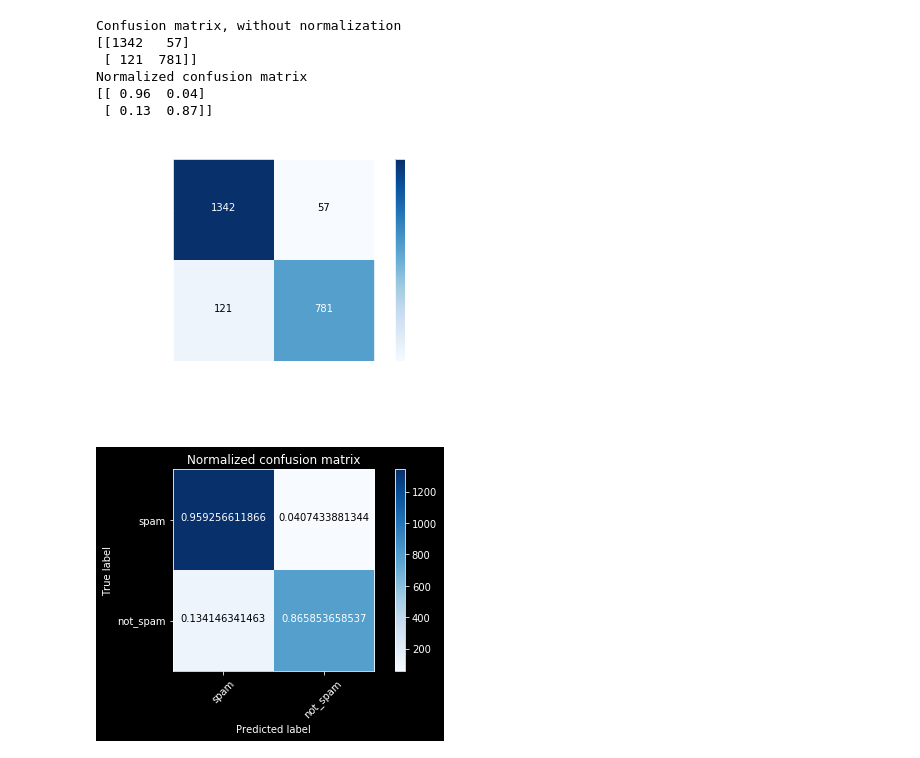
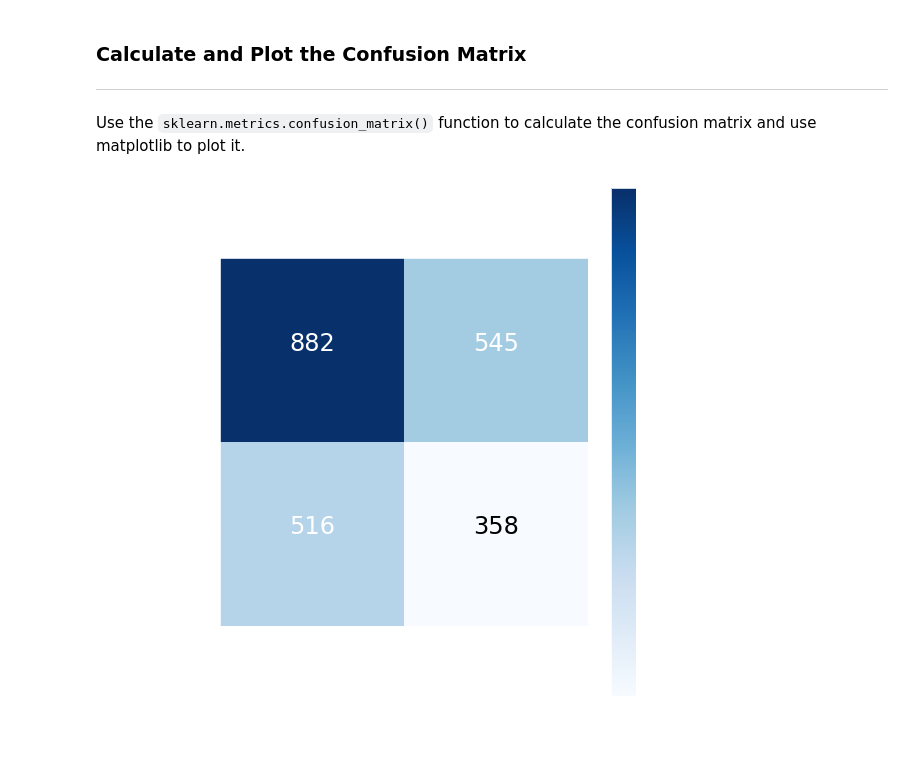
Before and after one commit to mikelane/Spambase-SVM, a Jupyter notebook: SVM.ipynb, the cells around one changed output. Saved outputs shown, nothing was run; the diff lists cells and outputs as text; code cells hidden in the pictures.

```diff
--- a/SVM.ipynb
+++ b/SVM.ipynb
@@ -9,2 +23,2 @@ import itertools
 # %%
-data = sklearn.utils.shuffle(pd.read_csv('spambase.data', header=None, index_col=57))
+data = pd.read_csv('~/data/spam.data/spambase.data', header=None, index_col=57)
@@ -124,2 +38,0 @@ clf = svm.SVC()
-# %%
-y_pred = clf.fit(X_train, y_train).predict(X_test)
@@ -129,0 +78,4 @@ clf.score(X_test, y_test)
+# %% [markdown]
+### Calculate and Plot the Confusion Matrix
+---
+Use the `sklearn.metrics.confusion_matrix()` function to calculate the confusion matrix and use matplotlib to plot it.
@@ -130,59 +84,29 @@ clf.score(X_test, y_test)
 # %%
-def plot_confusion_matrix(cm, classes,
-                          normalize=False,
-                          title='Confusion matrix',
-                          cmap=plt.cm.Blues):
+def plot_confusion_matrix(cm, classes, title='Confusion matrix', cmap=plt.cm.Blues):
     """
     This function prints and plots the confusion matrix.
     Normalization can be applied by setting `normalize=True`.
     """
+    plt.figure(figsize=(8,8))
     plt.imshow(cm, interpolation='nearest', cmap=cmap)
-    plt.title(title)
+    plt.title(title, fontsize=36)
     plt.colorbar()
     tick_marks = np.arange(len(classes))
-    plt.xticks(tick_marks, classes, rotation=45)
-    plt.yticks(tick_marks, classes)
-
-    if normalize:
-        cm = cm.astype('float') / cm.sum(axis=1)[:, np.newaxis]
-        print("Normalized confusion matrix")
-    else:
-        print('Confusion matrix, without normalization')
-
-    print(cm)
+    plt.xticks(tick_marks, classes, rotation=45, fontsize=18)
+    plt.yticks(tick_marks, classes, fontsize=18)
 
     thresh = cm.max() / 2.
     for i, j in itertools.product(range(cm.shape[0]), range(cm.shape[1])):
         plt.text(j, i, cm[i, j],
                  horizontalalignment="center",
-                 color="white" if cm[i, j] > thresh else "black")
+                 color="white" if cm[i, j] > thresh else "black", fontsize=24)
 
     plt.tight_layout()
-    plt.ylabel('True label')
-    plt.xlabel('Predicted label')
+    plt.ylabel('True label', fontsize=18)
+    plt.xlabel('Predicted label', fontsize=18)
     plt.style.use('dark_background')
+    plt.show()
-# %%
-# Compute confusion matrix
-cnf_matrix = sklearn.metrics.confusion_matrix(y_test, y_pred)
-np.set_printoptions(precision=2)
-
-# Plot non-normalized confusion matrix
-plt.figure()
-plot_confusion_matrix(cnf_matrix, classes=('spam', 'not_spam'),
-                      title='Confusion matrix, without normalization')
-
-# Plot normalized confusion matrix
-plt.figure()
-plot_confusion_matrix(cnf_matrix, classes=('spam', 'not_spam'), normalize=True,
-                      title='Normalized confusion matrix')
-
-plt.show()
-# %% [output]
-Confusion matrix, without normalization
-[[1342   57]
- [ 121  781]]
-Normalized confusion matrix
-[[ 0.96  0.04]
- [ 0.13  0.87]]
-[figure, removed]
-[figure, removed]
+# %%
+plot_confusion_matrix(cnf_matrix, classes=('spam', 'not_spam'), title='Confusion Matrix')
+# %% [output]
+[figure, added]
```
Also changed, not shown: parts of 33 cells of this notebook, 5 other files.
